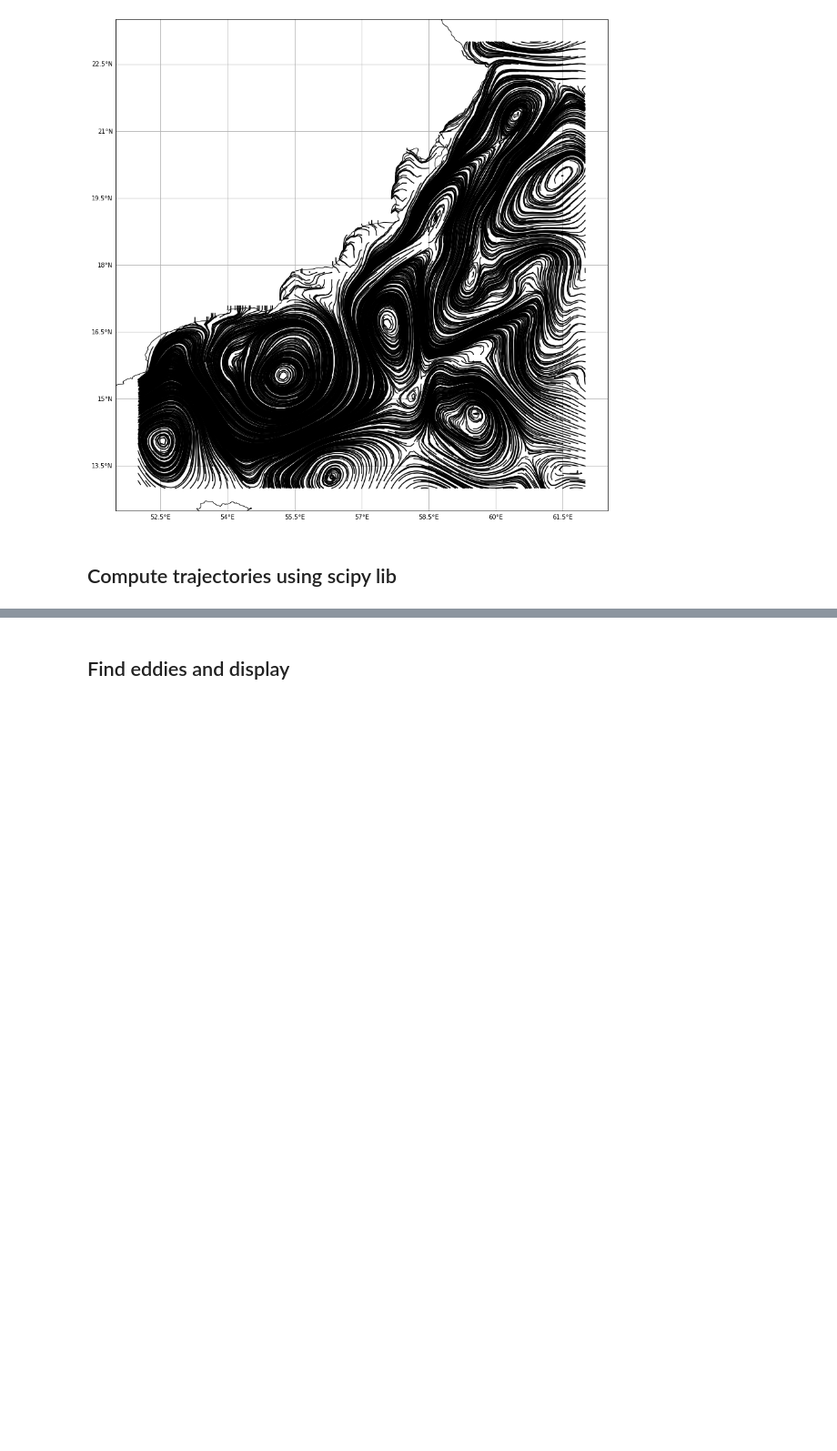
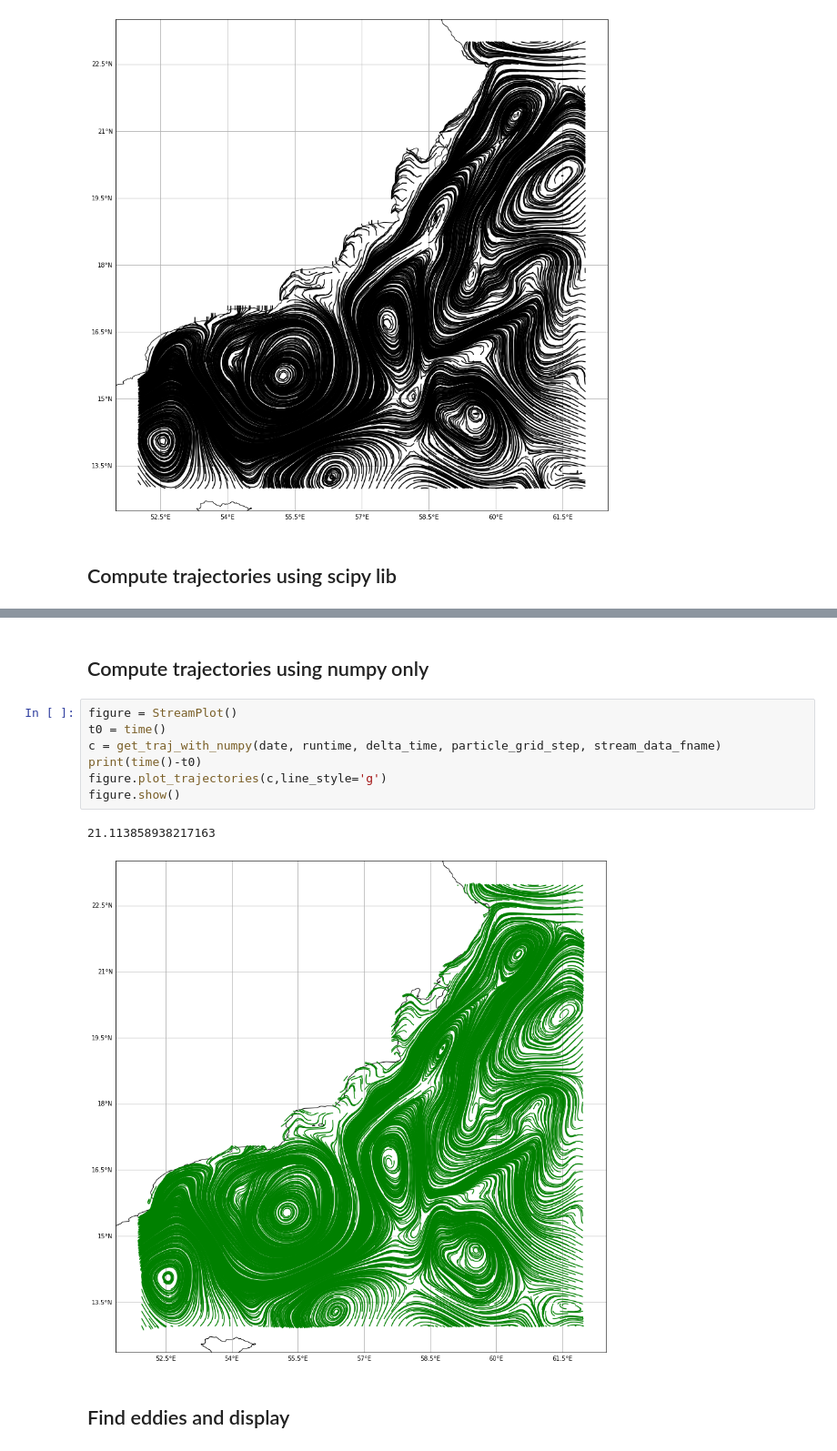
Before and after one commit to lordastorios/Projet_3A_IMTA, a Jupyter notebook: Detection/tutos/eddies_detection_example.ipynb, the cells around one changed output, grey strips where cells are left out. Shown at 91% size. Cells and saved outputs as stored; diff of their text form; blank space fills up the shorter version.

```diff
--- a/Detection/tutos/eddies_detection_example.ipynb
+++ b/Detection/tutos/eddies_detection_example.ipynb
@@ -60,4 +67,16 @@ figure.show()
 [figure]
+# %% [markdown]
+## Compute trajectories using numpy only
+# %%
+figure = StreamPlot()
+t0 = time()
+c = get_traj_with_numpy(date, runtime, delta_time, particle_grid_step, stream_data_fname)
+print(time()-t0)
+figure.plot_trajectories(c,line_style='g')
+figure.show()
+# %% [output]
+21.113858938217163
+[figure, added]
 # %% [markdown]
 ## Find eddies and display
 # %%
```
Also changed, not shown: parts of 6 cells of this notebook, 1 other file.
